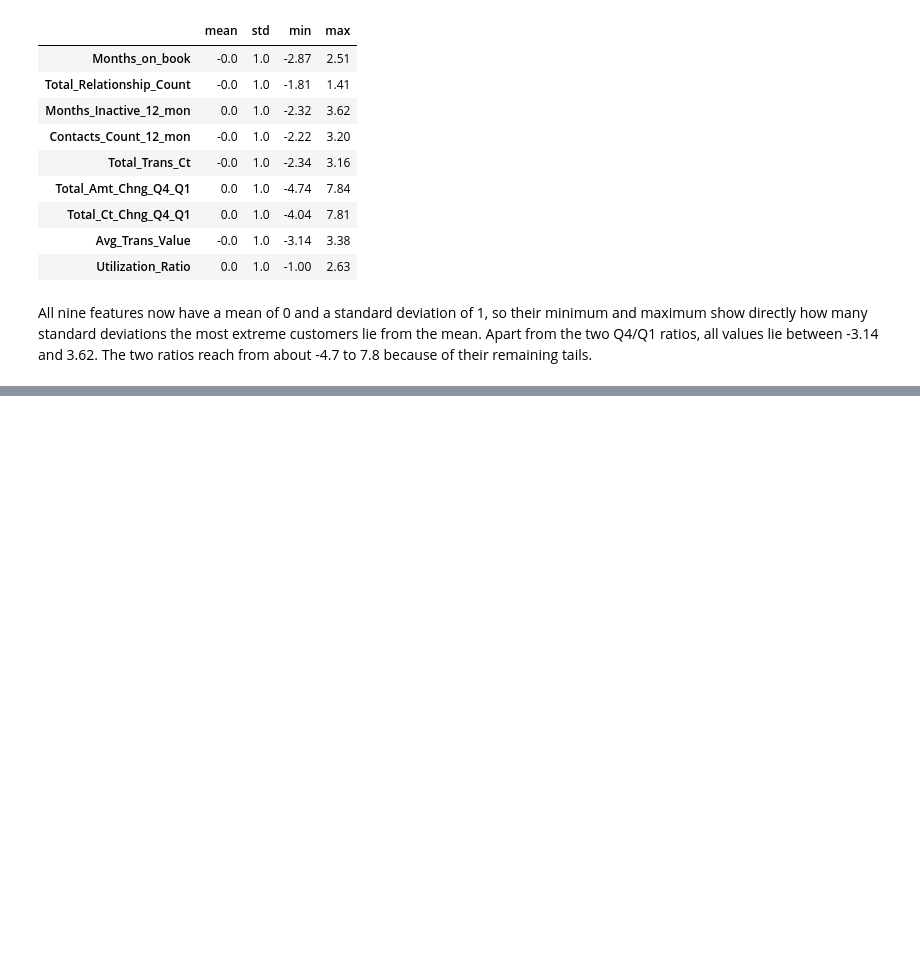
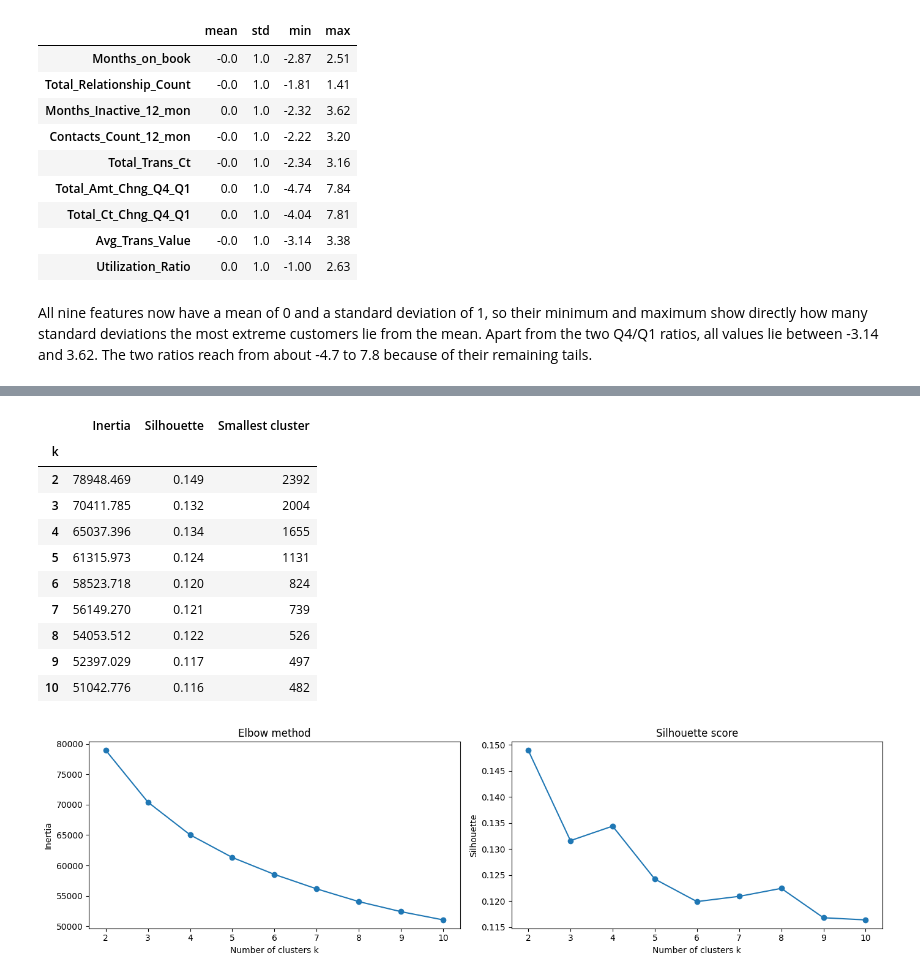
Before and after one commit to d3m1d0s/FoML_projects, a Jupyter notebook: project_1/bankchurners_eda_clustering.ipynb, the cells around one changed output, grey strips where cells are left out. Drawn from its saved outputs; the diff is of its cells as text; code cells hidden in the pictures; blank space fills up the shorter version.

```diff
--- a/project_1/bankchurners_eda_clustering.ipynb
+++ b/project_1/bankchurners_eda_clustering.ipynb
@@ -1275,0 +1287,46 @@ All nine features now have a mean of 0 and a standard deviation of 1, so their m
+# %%
+from sklearn.cluster import KMeans
+from sklearn.metrics import silhouette_score
+
+k_scores = []
+
+for k in range(2, 11):
+    model = KMeans(n_clusters=k, n_init=10, random_state=42)
+    labels = model.fit_predict(X)
+    k_scores.append({
+        "k": k,
+        "Inertia": model.inertia_,
+        "Silhouette": silhouette_score(X, labels),
+        "Smallest cluster": pd.Series(labels).value_counts().min(),
+    })
+
+k_scores = pd.DataFrame(k_scores).set_index("k")
+display(k_scores.round(3))
+
+fig, axes = plt.subplots(1, 2, figsize=(14, 4))
+
+axes[0].plot(k_scores.index, k_scores["Inertia"], marker="o")
+axes[0].set_title("Elbow method")
+axes[0].set_xlabel("Number of clusters k")
+axes[0].set_ylabel("Inertia")
+
+axes[1].plot(k_scores.index, k_scores["Silhouette"], marker="o")
+axes[1].set_title("Silhouette score")
+axes[1].set_xlabel("Number of clusters k")
+axes[1].set_ylabel("Silhouette")
+
+plt.tight_layout()
+plt.show()
+# %% [output]
+|  | Inertia | Silhouette | Smallest cluster |
+| k |  |  |  |
+| 2 | 78948.469 | 0.149 | 2392 |
+| 3 | 70411.785 | 0.132 | 2004 |
+| 4 | 65037.396 | 0.134 | 1655 |
+| 5 | 61315.973 | 0.124 | 1131 |
+| 6 | 58523.718 | 0.120 | 824 |
+| 7 | 56149.270 | 0.121 | 739 |
+| 8 | 54053.512 | 0.122 | 526 |
+| 9 | 52397.029 | 0.117 | 497 |
+| 10 | 51042.776 | 0.116 | 482 |
+[figure, added]
```
Also changed, not shown: parts of 3 cells of this notebook.
